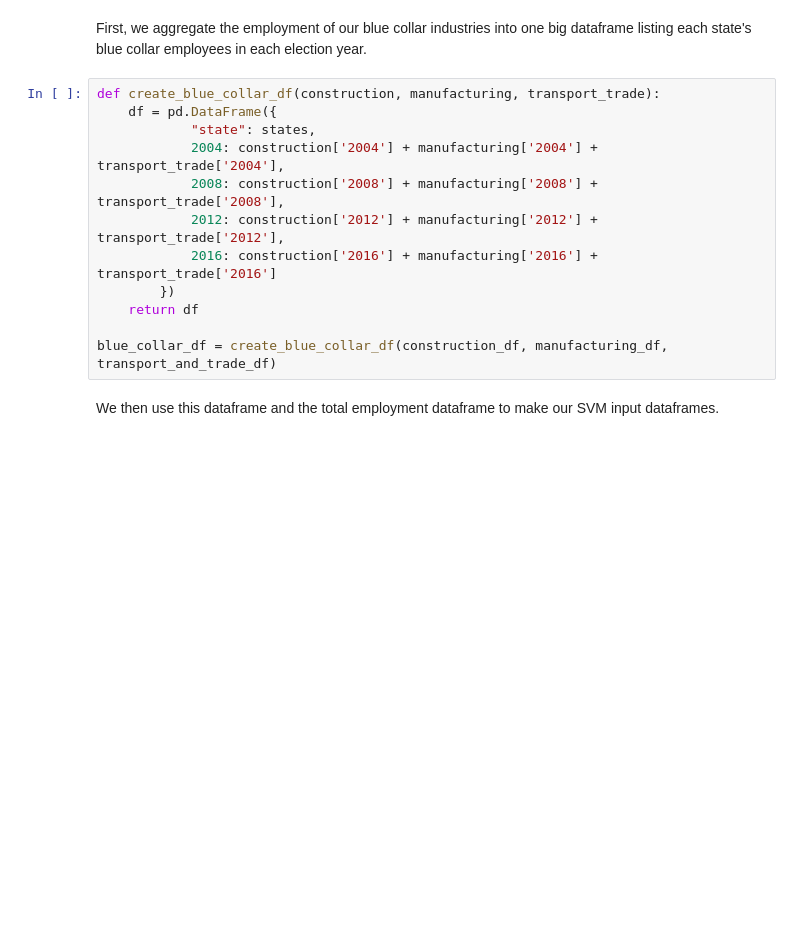
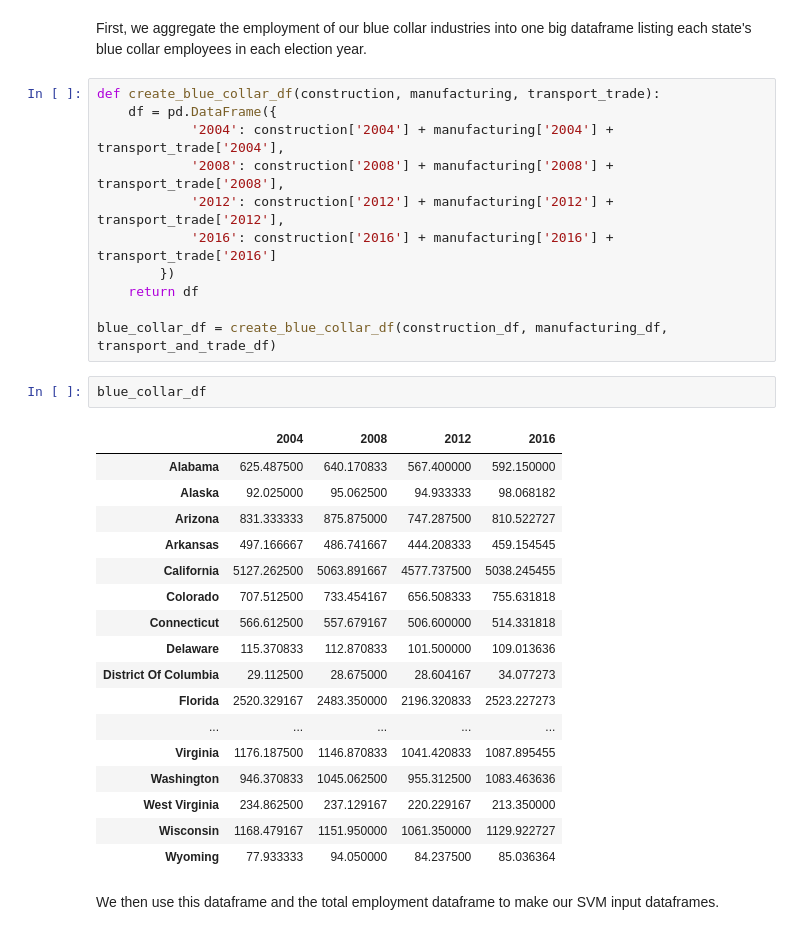
Before and after one commit to malexandert/15388_final, a Jupyter notebook: project.ipynb, the cells around one changed output. Cells and saved outputs as stored; diff of their text form; blank space fills up the shorter version.

```diff
--- a/project.ipynb
+++ b/project.ipynb
@@ -553,15 +658,34 @@ First, we aggregate the employment of our blue collar industries into one big da
 # %%
 def create_blue_collar_df(construction, manufacturing, transport_trade):
     df = pd.DataFrame({
-            "state": states,
-            2004: construction['2004'] + manufacturing['2004'] + transport_trade['2004'],
-            2008: construction['2008'] + manufacturing['2008'] + transport_trade['2008'],
-            2012: construction['2012'] + manufacturing['2012'] + transport_trade['2012'],
-            2016: construction['2016'] + manufacturing['2016'] + transport_trade['2016']
+            '2004': construction['2004'] + manufacturing['2004'] + transport_trade['2004'],
+            '2008': construction['2008'] + manufacturing['2008'] + transport_trade['2008'],
+            '2012': construction['2012'] + manufacturing['2012'] + transport_trade['2012'],
+            '2016': construction['2016'] + manufacturing['2016'] + transport_trade['2016']
         })
     return df
 
 blue_collar_df = create_blue_collar_df(construction_df, manufacturing_df, transport_and_trade_df)
+# %%
+blue_collar_df
+# %% [output]
+|  | 2004 | 2008 | 2012 | 2016 |
+| Alabama | 625.487500 | 640.170833 | 567.400000 | 592.150000 |
+| Alaska | 92.025000 | 95.062500 | 94.933333 | 98.068182 |
+| Arizona | 831.333333 | 875.875000 | 747.287500 | 810.522727 |
+| Arkansas | 497.166667 | 486.741667 | 444.208333 | 459.154545 |
+| California | 5127.262500 | 5063.891667 | 4577.737500 | 5038.245455 |
+| Colorado | 707.512500 | 733.454167 | 656.508333 | 755.631818 |
+| Connecticut | 566.612500 | 557.679167 | 506.600000 | 514.331818 |
+| Delaware | 115.370833 | 112.870833 | 101.500000 | 109.013636 |
+| District Of Columbia | 29.112500 | 28.675000 | 28.604167 | 34.077273 |
+| Florida | 2520.329167 | 2483.350000 | 2196.320833 | 2523.227273 |
+| ... | ... | ... | ... | ... |
+| Virginia | 1176.187500 | 1146.870833 | 1041.420833 | 1087.895455 |
+| Washington | 946.370833 | 1045.062500 | 955.312500 | 1083.463636 |
+| West Virginia | 234.862500 | 237.129167 | 220.229167 | 213.350000 |
+| Wisconsin | 1168.479167 | 1151.950000 | 1061.350000 | 1129.922727 |
+| Wyoming | 77.933333 | 94.050000 | 84.237500 | 85.036364 |
 # %% [markdown]
 We then use this dataframe and the total employment dataframe to make our SVM input dataframes.
 # %%
```
Also changed, not shown: parts of 23 cells of this notebook.
